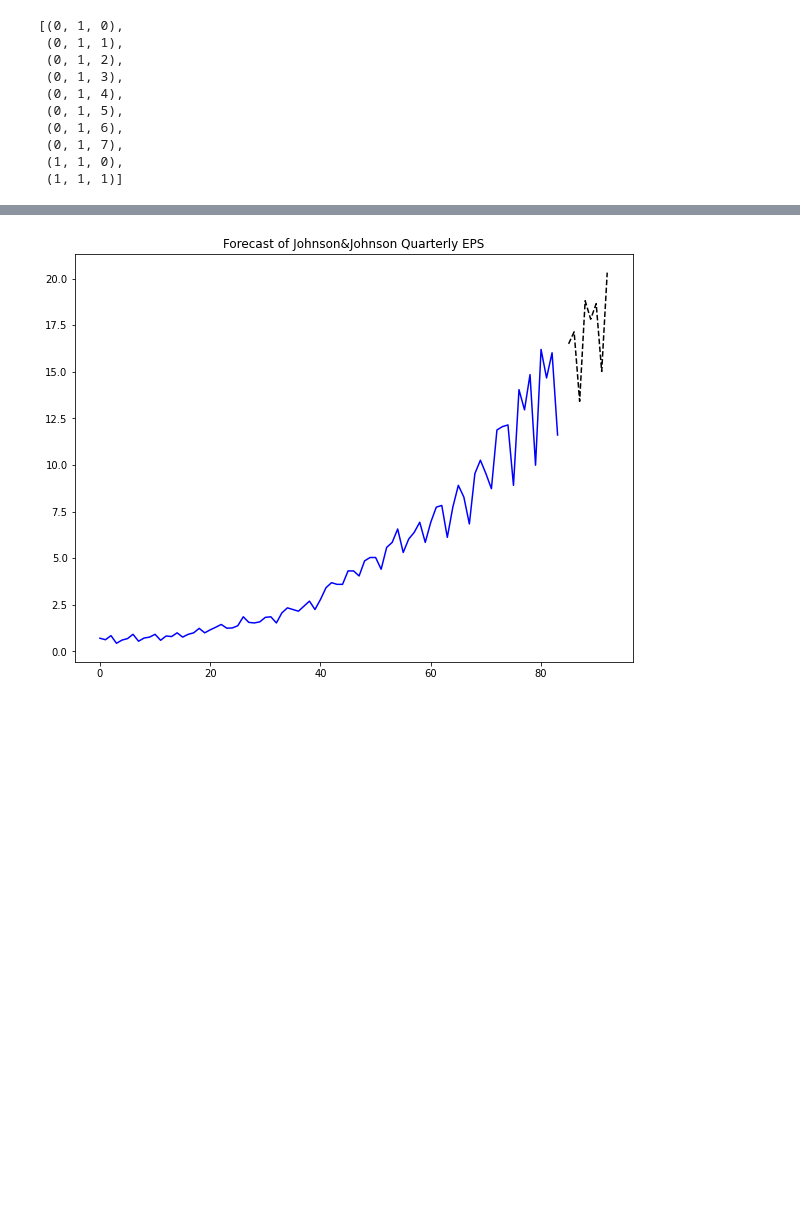
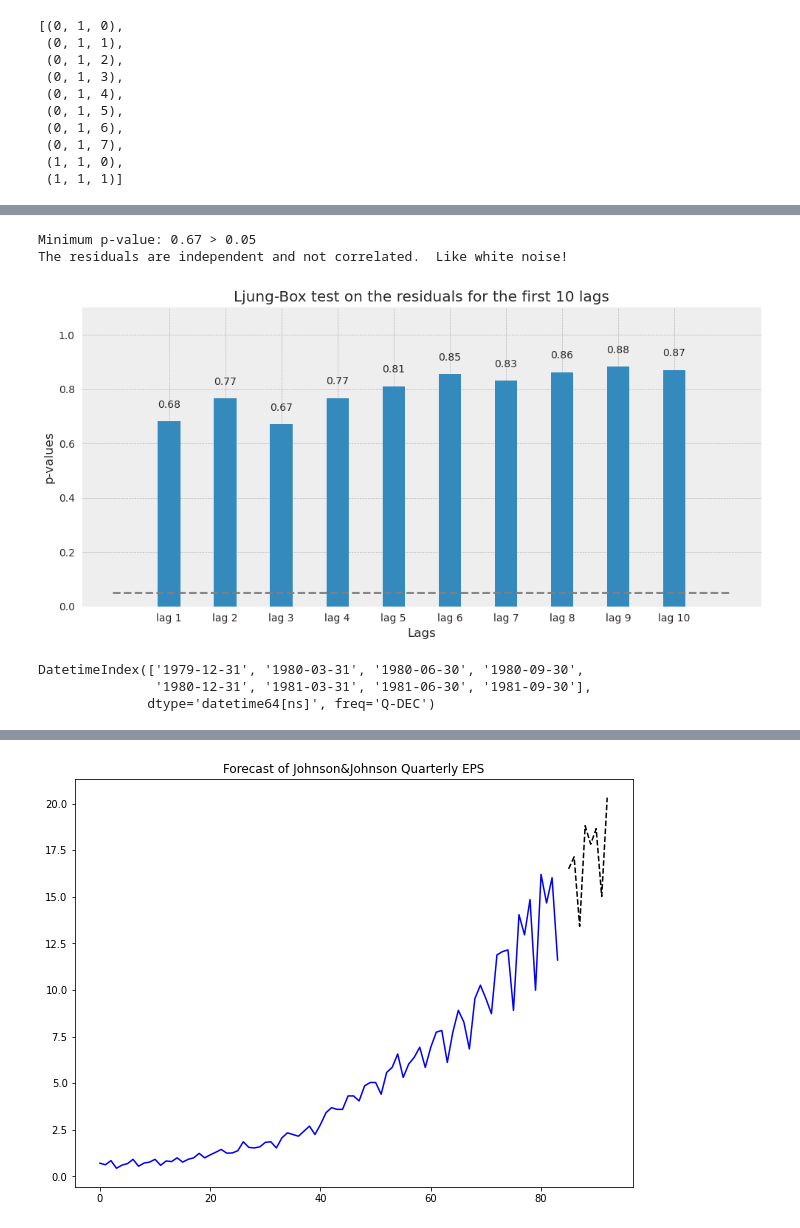
Before and after one commit to omdgit/AppliedTimeSeriesAnalysisWithPython, a Jupyter notebook: my work/HOTSAP_ARIMA.ipynb, the cells around one changed output, grey strips where cells are left out. Drawn from its saved outputs; the diff is of its cells as text; code cells hidden in the pictures; blank space fills up the shorter version.

```diff
--- a/my work/HOTSAP_ARIMA.ipynb
+++ b/my work/HOTSAP_ARIMA.ipynb
@@ -297,0 +273,15 @@ res.plot_diagnostics();
+# %%
+tt.ljungbox(SARIMA_model_fit.resid)
+# %% [output]
+Minimum p-value: 0.67 > 0.05
+The residuals are independent and not correlated.  Like white noise!
+[figure, added]
+# %%
+import datetime
+
+dti = pd.date_range("1979-12-01", periods=8, freq="Q")
+dti
+# %% [output]
+DatetimeIndex(['1979-12-31', '1980-03-31', '1980-06-30', '1980-09-30',
+               '1980-12-31', '1981-03-31', '1981-06-30', '1981-09-30'],
+              dtype='datetime64[ns]', freq='Q-DEC')
```
Also changed, not shown: parts of 10 cells of this notebook, 1 other file.
